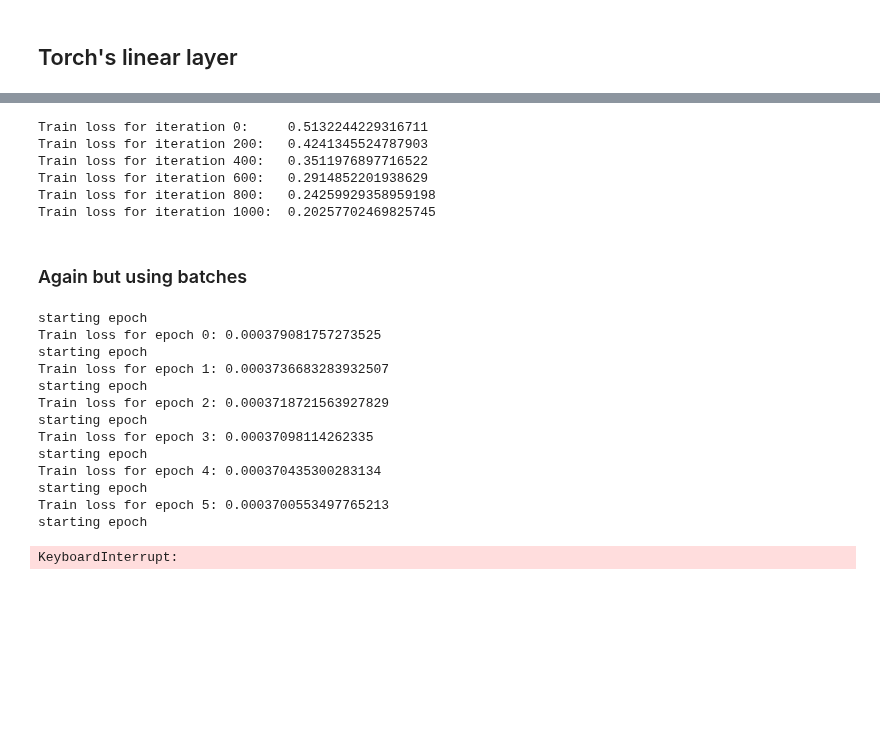
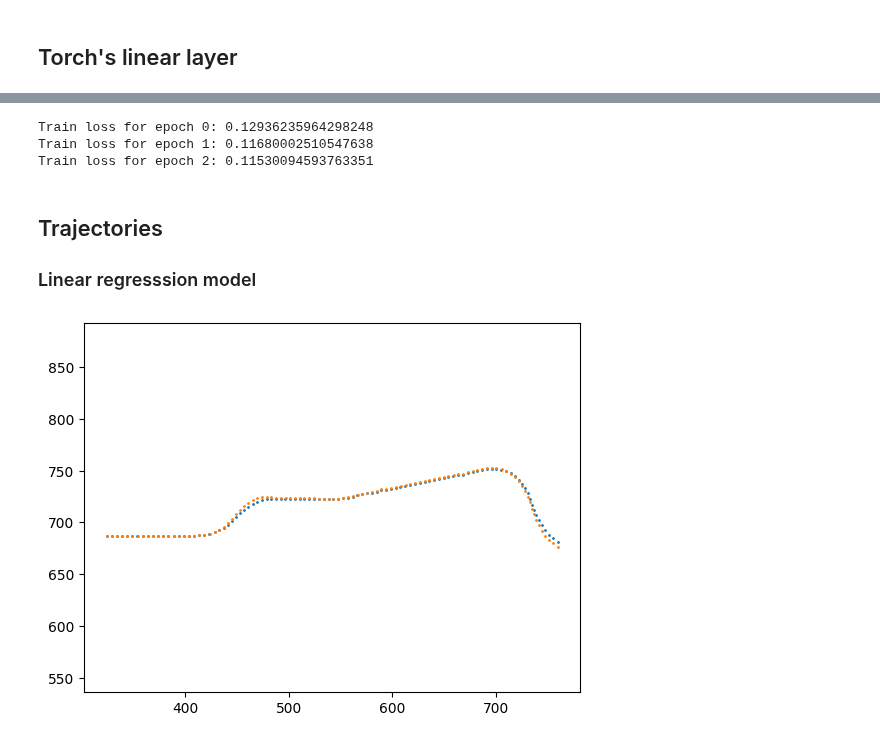
Before and after one commit to cgadski/autotude, a Jupyter notebook: rl/notebooks/state_transition_model/next_pos_problem.ipynb, the cells around one changed output, grey strips where cells are left out. Cells and saved outputs as stored; diff of their text form; code cells hidden in the pictures; blank space fills up the shorter version.

Commit message:
Attempt to create trajectories

```diff
--- a/rl/notebooks/state_transition_model/next_pos_problem.ipynb
+++ b/rl/notebooks/state_transition_model/next_pos_problem.ipynb
@@ -84,8 +76,8 @@ Mean squared error for constant:         0.000529948268385962
 # %% [markdown]
 ##  Linear Regression
 # %%
-reg = LinearRegression().fit(x, y)
-y_pred = reg.predict(x)
+reg = LinearRegression().fit(X, y)
+y_pred = reg.predict(X)
 mse  = mean_squared_error(y, y_pred)
 print("Mean squared error:\t",mse)
 # %% [output]
@@ -141,21 +87 @@ Train loss 350:         0.00039691064739599824
-# %%
-model = t.nn.Linear(40, 4).to(t.float32)
-opt = t.optim.SGD(lr=1e-3, params=model.parameters())
-loss_fn = t.nn.MSELoss()
-for i in range(1001):
-     train_loss = loss_fn(y, model(X_scaled))
-     if i%200==0:
-          print(f'Train loss for iteration {i}:\t{train_loss}')
-     opt.zero_grad()
-     train_loss.backward()
-     opt.step()
-# %% [output]
-Train loss for iteration 0:     0.5132244229316711
-Train loss for iteration 200:   0.4241345524787903
-Train loss for iteration 400:   0.3511976897716522
-Train loss for iteration 600:   0.2914852201938629
-Train loss for iteration 800:   0.24259929358959198
-Train loss for iteration 1000:  0.20257702469825745
-# %% [markdown]
-### Again but using batches
 # %%
@@ -176,17 +102,23 @@ def run_sgd_batched(X, y, lr, batch=1024, epochs=500):
 # %%
-run_sgd_batched(new_x, new_y, 0.5)
+model =run_sgd_batched(X, y, 2e-3)
 # %% [output]
-starting epoch
-Train loss for epoch 0: 0.000379081757273525
-starting epoch
-Train loss for epoch 1: 0.0003736683283932507
-starting epoch
-Train loss for epoch 2: 0.0003718721563927829
-starting epoch
-Train loss for epoch 3: 0.00037098114262335
-starting epoch
-Train loss for epoch 4: 0.000370435300283134
-starting epoch
-Train loss for epoch 5: 0.0003700553497765213
-starting epoch
+Train loss for epoch 0: 0.12936235964298248
+Train loss for epoch 1: 0.11680002510547638
+Train loss for epoch 2: 0.11530094593763351
-KeyboardInterrupt:
+# %% [markdown]
+## Trajectories
+### Linear regresssion model
+# %%
+y_pred = reg.predict(X)
+diff_pred = t.tensor(y_pred) + w[:,:,-2]
+steps = 100
+start = 1000
+end = start+steps
+#plt.xlim((0, screen_size))
+#plt.ylim((0, screen_size))
+plt.axis('equal')
+plt.scatter(w[start:end,0,-2],w[start:end,1,-2],s=1)
+plt.scatter(diff_pred[start:end,0],diff_pred[start:end,1],s=1)
+plt.show()
+# %% [output]
+[figure, added]
```
Also changed, not shown: parts of 23 cells of this notebook.
